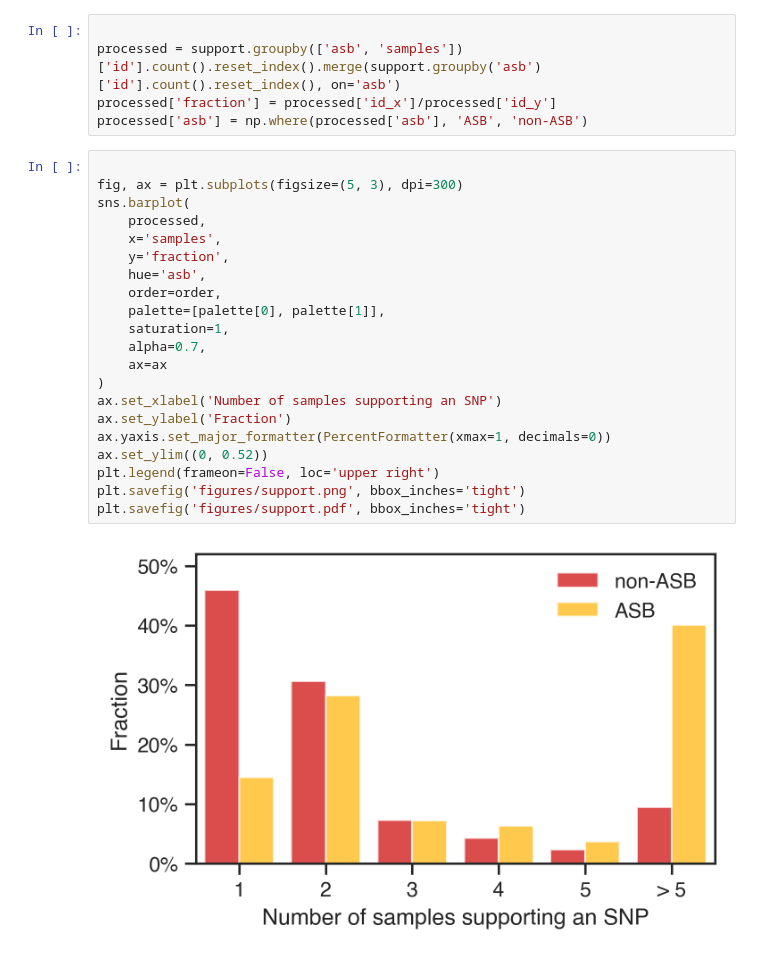
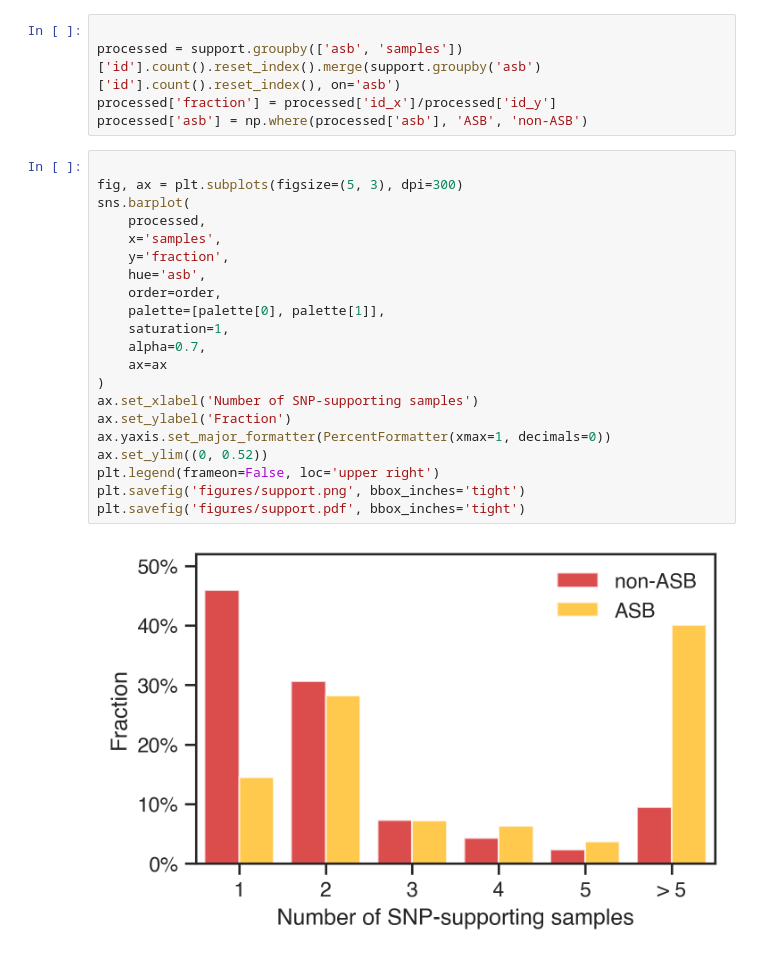
Before and after one commit to autosome-ru/perspectives-on-codebook-allele-specificity, a Jupyter notebook: AS_CHS_GHTS/notebooks/04_snps_quality.ipynb, the cells around one changed output. Saved outputs shown, nothing was run; the diff lists cells and outputs as text.

```diff
--- a/AS_CHS_GHTS/notebooks/04_snps_quality.ipynb
+++ b/AS_CHS_GHTS/notebooks/04_snps_quality.ipynb
@@ -282,23 +282,23 @@ processed['asb'] = np.where(processed['asb'], 'ASB', 'non-ASB')
 # %%
 
 fig, ax = plt.subplots(figsize=(5, 3), dpi=300)
 sns.barplot(
     processed,
     x='samples',
     y='fraction',
     hue='asb',
     order=order,
     palette=[palette[0], palette[1]],
     saturation=1,
     alpha=0.7,
     ax=ax
 )
-ax.set_xlabel('Number of samples supporting an SNP')
+ax.set_xlabel('Number of SNP-supporting samples')
 ax.set_ylabel('Fraction')
 ax.yaxis.set_major_formatter(PercentFormatter(xmax=1, decimals=0))
 ax.set_ylim((0, 0.52))
 plt.legend(frameon=False, loc='upper right')
 plt.savefig('figures/support.png', bbox_inches='tight')
 plt.savefig('figures/support.pdf', bbox_inches='tight')
 # %% [output]
-[figure, old version]
+[figure, new version]
```
Also changed, not shown: parts of 1 cell of this notebook, 15 other files.
